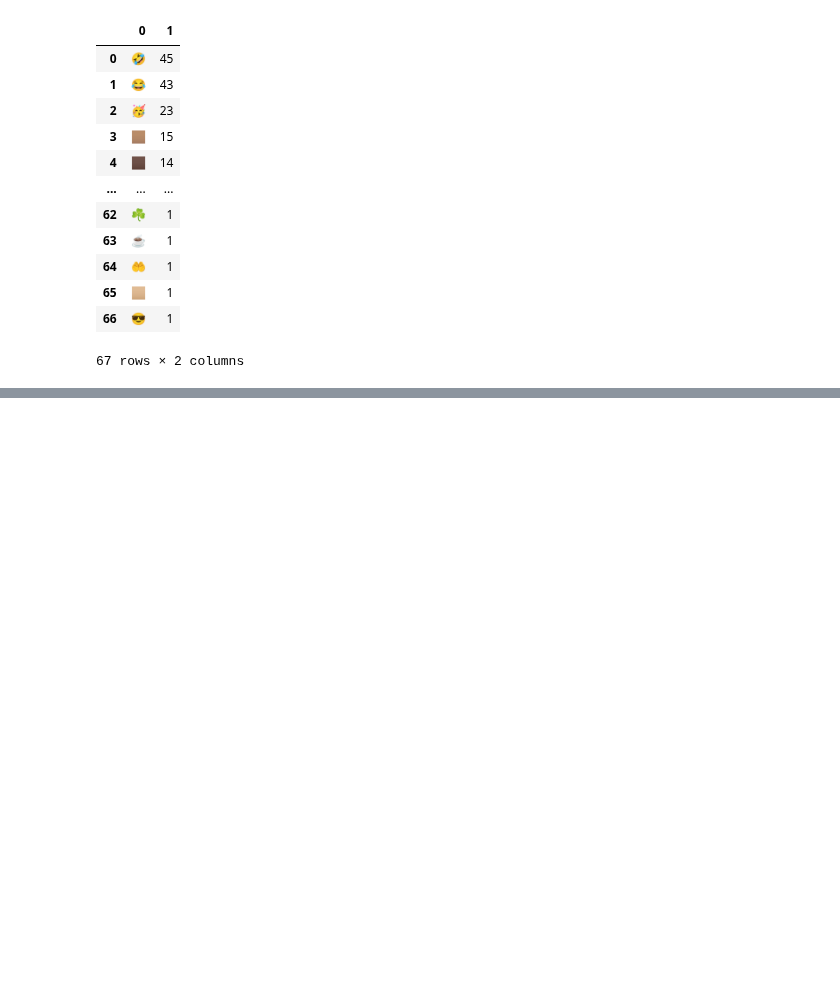
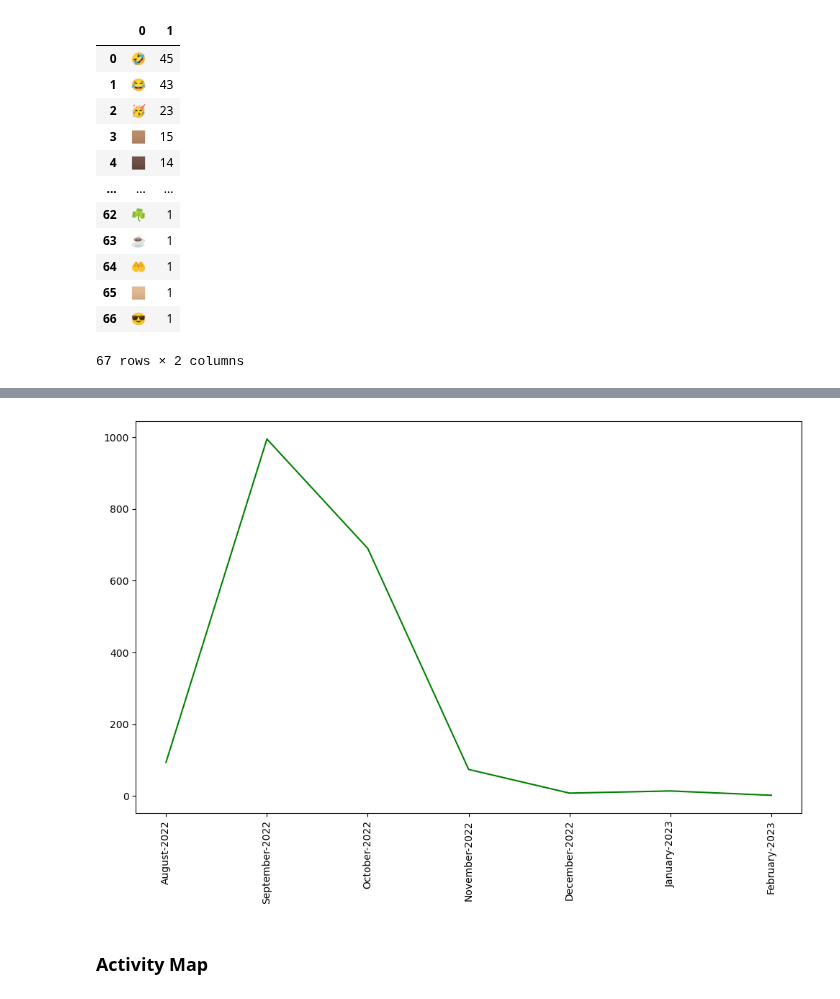
Before and after one commit to lawalsegun2025/whatsapp_chat_analyzer, a Jupyter notebook: whatsapp_chat_analysis.ipynb, the cells around one changed output, grey strips where cells are left out. Saved outputs shown, nothing was run; the diff lists cells and outputs as text; code cells hidden in the pictures; blank space fills up the shorter version.

Commit message:
monthely time line copleted.

```diff
--- a/whatsapp_chat_analysis.ipynb
+++ b/whatsapp_chat_analysis.ipynb
@@ -683,0 +690,5 @@ emoji_df
+# %%
+# Get monthly timeline
+
+monthly_df = df.groupby(["Year", "Month_num", "Month"]).count()["Message"].reset_index()
+monthly_df
@@ -683,0 +704,7 @@ emoji_df
+# %%
+monthly_timeline = []
+for i in range(monthly_df.shape[0]):
+    monthly_timeline.append(monthly_df["Month"][i]+"-"+str(monthly_df["Year"][i]))
+
+monthly_df["monthly_timeline"] = monthly_timeline
+monthly_df
@@ -683,0 +720,7 @@ emoji_df
+# %%
+# Plot the monthy timeline of messages
+plt.figure(figsize=(10, 7))
+plt.plot(monthly_df["monthly_timeline"], monthly_df["Message"], color="green")
+plt.xticks(rotation="vertical")
+plt.tight_layout();
+# %% [output]
@@ -683,0 +729,3 @@ emoji_df
+[figure, added]
+# %% [markdown]
+### Activity Map
```
Also changed, not shown: parts of 9 cells of this notebook, 1 other file.
